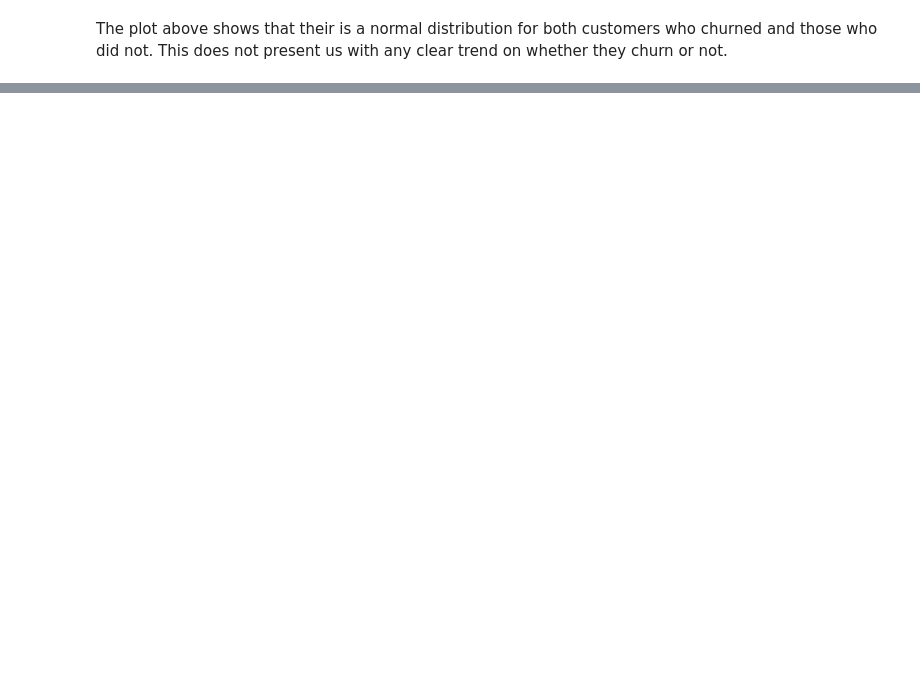
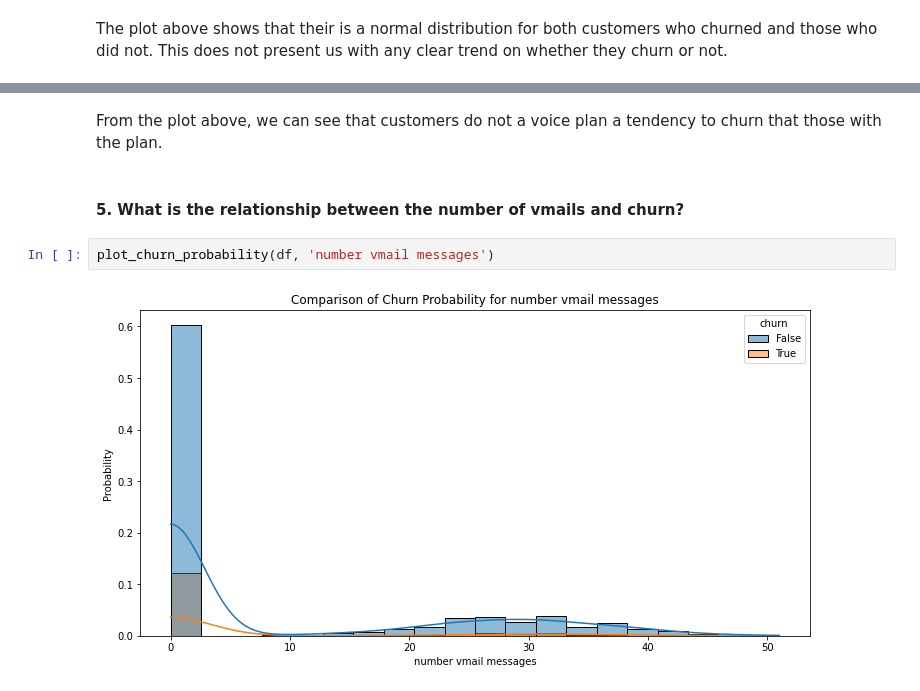
Before and after one commit to HMWIAM/Phase_3_SyriaTel_project_HMWIAM, a Jupyter notebook: A. Original/MINE.ipynb, the cells around one changed output, grey strips where cells are left out. Cells and saved outputs as stored; diff of their text form; blank space fills up the shorter version.

```diff
--- a/A. Original/MINE.ipynb
+++ b/A. Original/MINE.ipynb
@@ -468,0 +530,8 @@ The plot above shows that their is a normal distribution for both customers who
+# %% [markdown]
+From the plot above, we can see that customers do not a voice plan a tendency to churn that those with the plan.
+# %% [markdown]
+#### 5. What is the relationship between the number of vmails and churn?
+# %%
+plot_churn_probability(df, 'number vmail messages')
+# %% [output]
+[figure, added]
```
Also changed, not shown: parts of 54 cells of this notebook, 39 other files.
